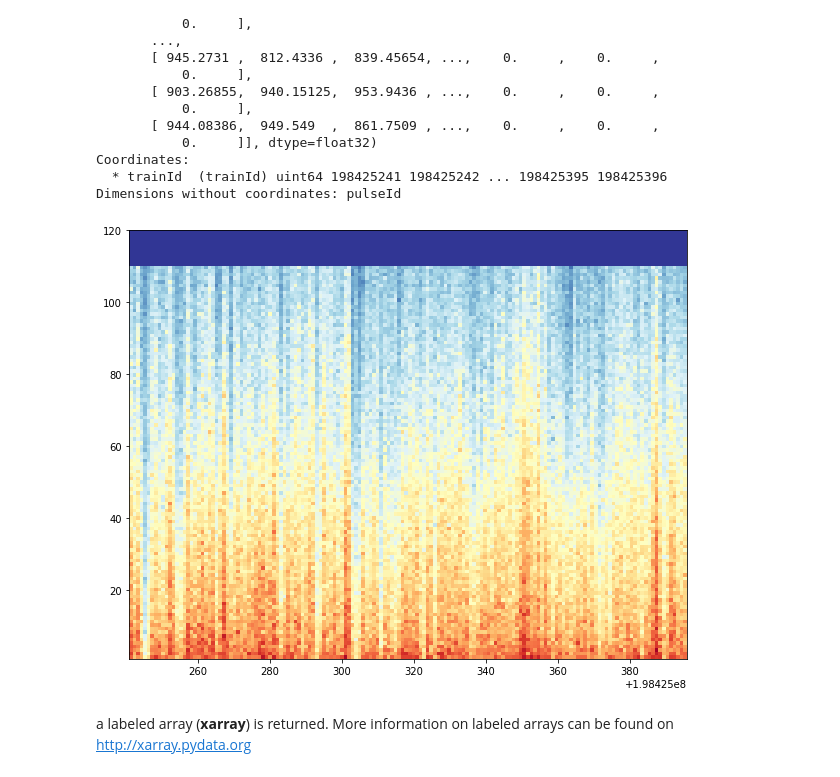
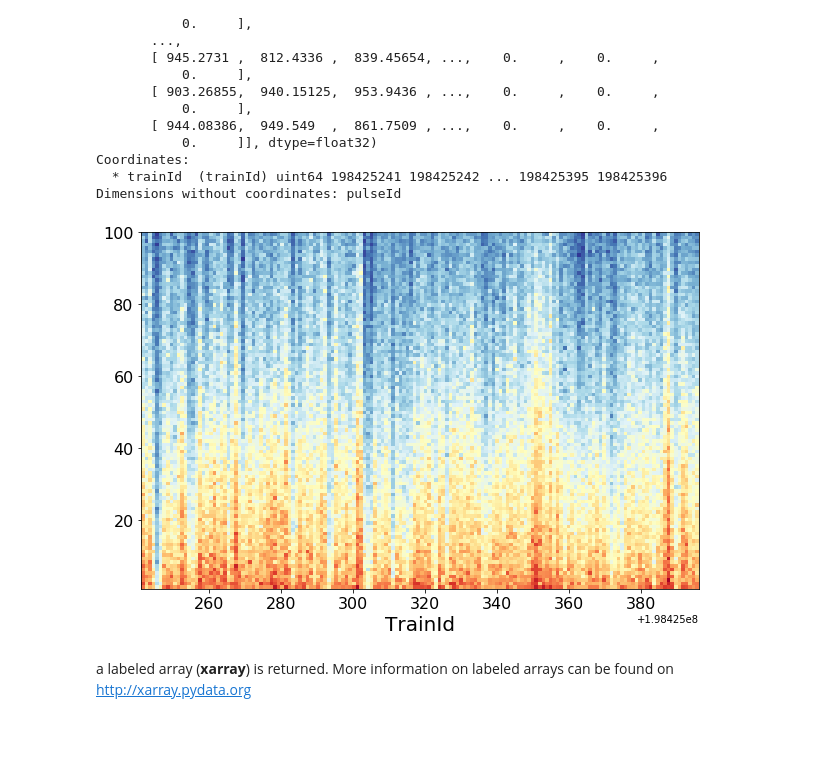
Before and after one commit to antarcticrainforest/antarcticrainforest.github.io, a Jupyter notebook: src/karabo_data-talk/KaraboData_Talk.ipynb, the cells around one changed output. Cells and saved outputs as stored; diff of their text form; code cells hidden in the pictures; blank space fills up the shorter version.

```diff
--- a/src/karabo_data-talk/KaraboData_Talk.ipynb
+++ b/src/karabo_data-talk/KaraboData_Talk.ipynb
@@ -317,10 +231,15 @@ Dimensions without coordinates: pulseId
 # %%
 #Live-demo (plot)
 fig = plt.figure(figsize=(10,8))
-_= plt.imshow(xgm_intensity[:,:120].T,
-              extent=(xgm_intensity.trainId[0], xgm_intensity.trainId[-1], 1, 120),
+ax = fig.add_subplot(111)
+im = ax.imshow(xgm_intensity[:,:100].T,
+              extent=(xgm_intensity.trainId[0], xgm_intensity.trainId[-1], 1, 100),
               origin='lower', cmap='RdYlBu_r')
+_ = ax.set_xlabel('TrainId', fontsize=20)
+ax.xaxis.set_tick_params(labelsize=16)
+ax.yaxis.set_tick_params(labelsize=16)
+fig.savefig('img/XGMIntensity.png', bbox_inches='tight', format='png')
 # %% [output]
-[figure, old version]
+[figure, new version]
 # %% [markdown]
 a labeled array (**xarray**) is returned. More information on labeled arrays can be found on http://xarray.pydata.org
```
Also changed, not shown: parts of 46 cells of this notebook, 8 other files.
